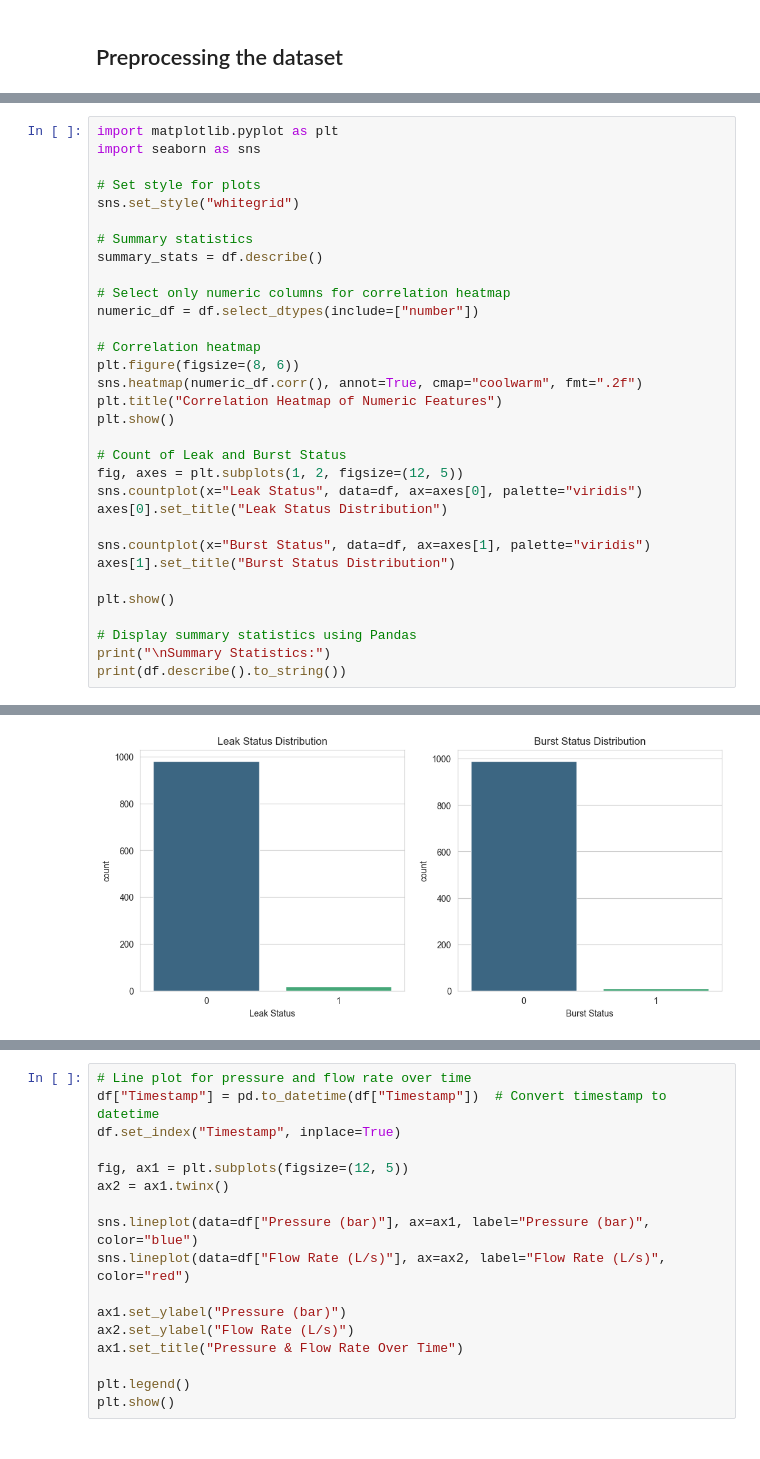
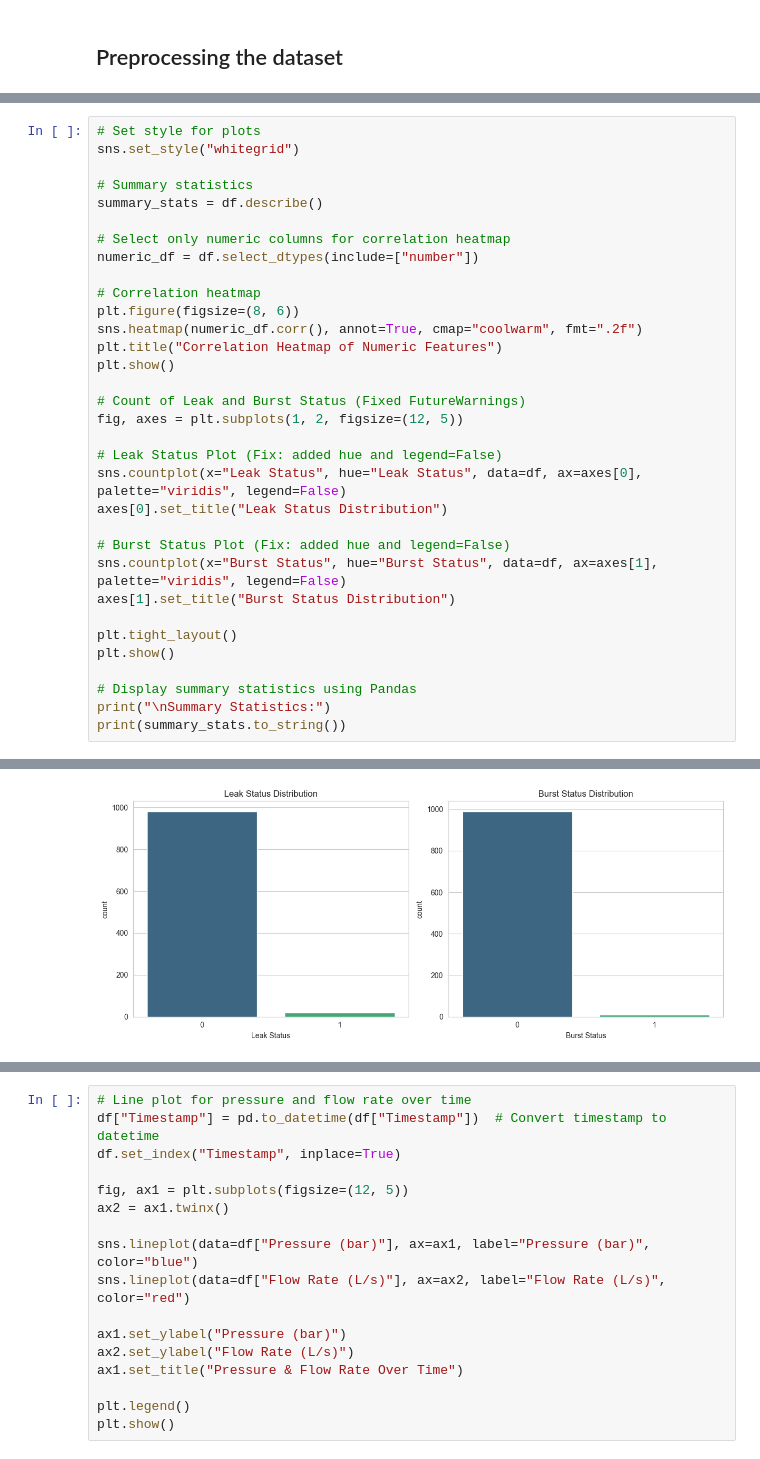
Before and after one commit to CSCN8040-Water-Wastage-in-Urban-Areas/Reducing-Water-Wastage-in-Urban-Areas, a Jupyter notebook: Reducing_Water_Wastage.ipynb, the cells around one changed output, grey strips where cells are left out. Drawn from its saved outputs; the diff is of its cells as text.

```diff
--- a/Unit4_inclass activity.ipynb
+++ b/Reducing_Water_Wastage.ipynb
@@ -67,34 +145,36 @@ dtype: int64
 # %%
-import matplotlib.pyplot as plt
-import seaborn as sns
-
 # Set style for plots
 sns.set_style("whitegrid")
 
 # Summary statistics
 summary_stats = df.describe()
 
 # Select only numeric columns for correlation heatmap
 numeric_df = df.select_dtypes(include=["number"])
 
 # Correlation heatmap
 plt.figure(figsize=(8, 6))
 sns.heatmap(numeric_df.corr(), annot=True, cmap="coolwarm", fmt=".2f")
 plt.title("Correlation Heatmap of Numeric Features")
 plt.show()
 
-# Count of Leak and Burst Status
+# Count of Leak and Burst Status (Fixed FutureWarnings)
 fig, axes = plt.subplots(1, 2, figsize=(12, 5))
-sns.countplot(x="Leak Status", data=df, ax=axes[0], palette="viridis")
+
+# Leak Status Plot (Fix: added hue and legend=False)
+sns.countplot(x="Leak Status", hue="Leak Status", data=df, ax=axes[0], palette="viridis", legend=False)
 axes[0].set_title("Leak Status Distribution")
 
-sns.countplot(x="Burst Status", data=df, ax=axes[1], palette="viridis")
+# Burst Status Plot (Fix: added hue and legend=False)
+sns.countplot(x="Burst Status", hue="Burst Status", data=df, ax=axes[1], palette="viridis", legend=False)
 axes[1].set_title("Burst Status Distribution")
 
+plt.tight_layout()
 plt.show()
 
 # Display summary statistics using Pandas
 print("\nSummary Statistics:")
-print(df.describe().to_string())
+print(summary_stats.to_string())
 # %% [output]
 [figure]
+[figure, new version]
@@ -108 +190,0 @@ Passing `palette` without assigning `hue` is deprecated and will be removed in v
-[figure, old version]
```
Also changed, not shown: parts of 63 cells of this notebook.
